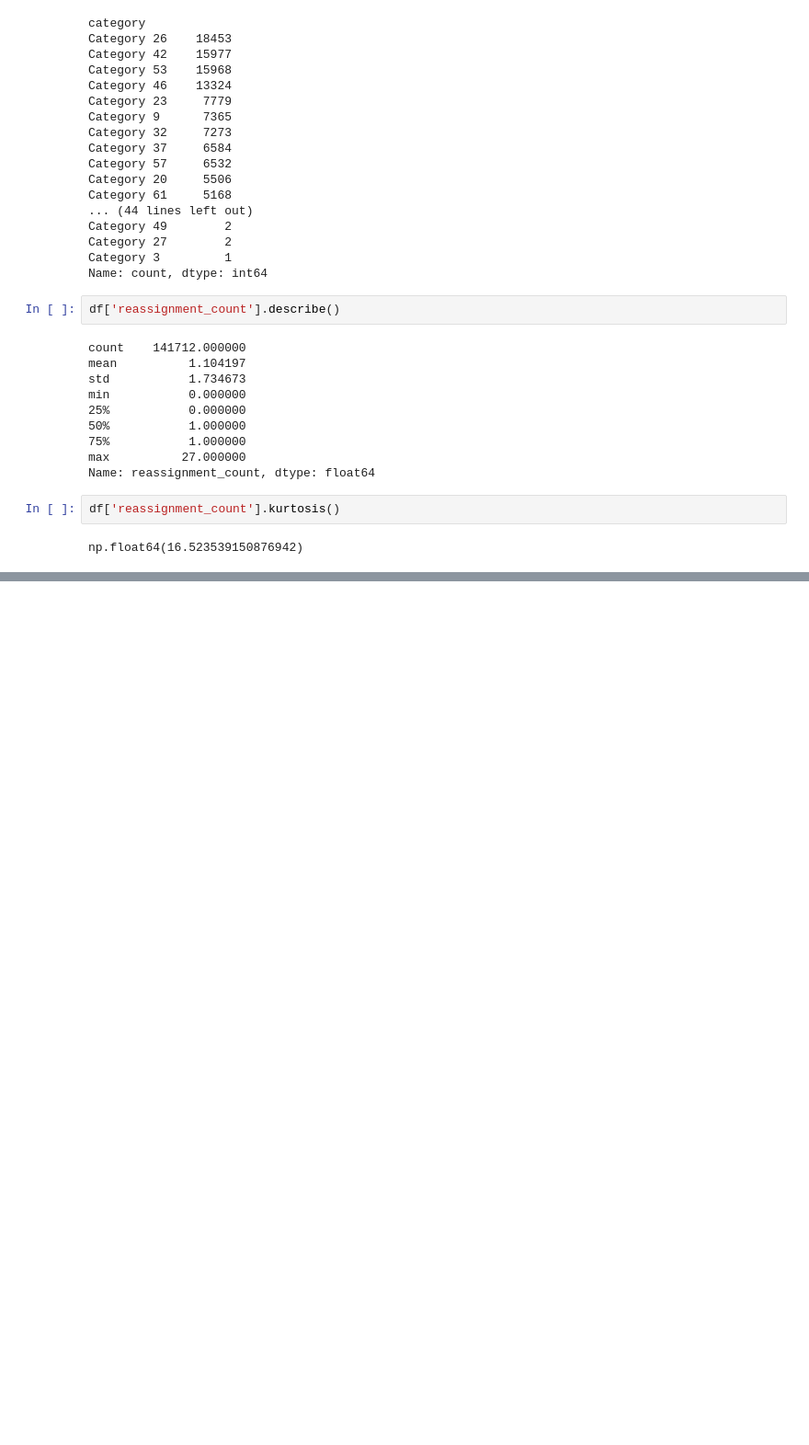
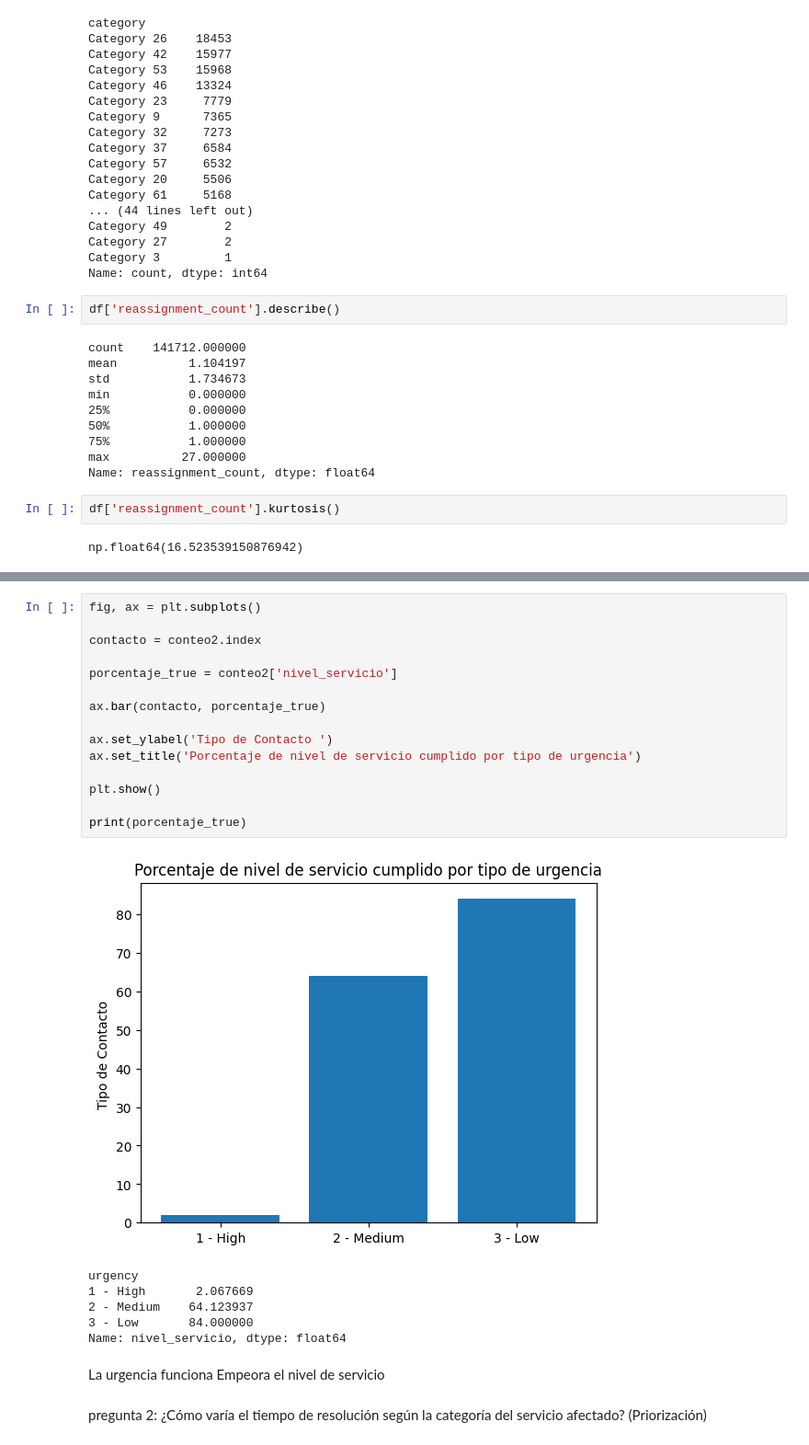
Before and after one commit to OttaVonBismarck/proyecto_1_actd, a Jupyter notebook: proyecto_limpieza.ipynb, the cells around one changed output, grey strips where cells are left out. Shown at 92% size. Drawn from its saved outputs; the diff is of its cells as text; blank space fills up the shorter version.

```diff
--- a/proyecto_limpieza.ipynb
+++ b/proyecto_limpieza.ipynb
@@ -990,0 +322,27 @@ edad_cat_dummies
+# %%
+fig, ax = plt.subplots()
+
+contacto = conteo2.index
+
+porcentaje_true = conteo2['nivel_servicio']
+
+ax.bar(contacto, porcentaje_true)
+
+ax.set_ylabel('Tipo de Contacto ')
+ax.set_title('Porcentaje de nivel de servicio cumplido por tipo de urgencia')
+
+plt.show()
+
+print(porcentaje_true)
+# %% [output]
+[figure, added]
+urgency
+1 - High       2.067669
+2 - Medium    64.123937
+3 - Low       84.000000
+Name: nivel_servicio, dtype: float64
+# %% [markdown]
+La urgencia funciona Empeora el nivel de servicio
+# %% [markdown]
+pregunta 2:
+¿Cómo varía el tiempo de resolución según la categoría del servicio afectado? (Priorización)
```
Also changed, not shown: parts of 107 cells of this notebook.
